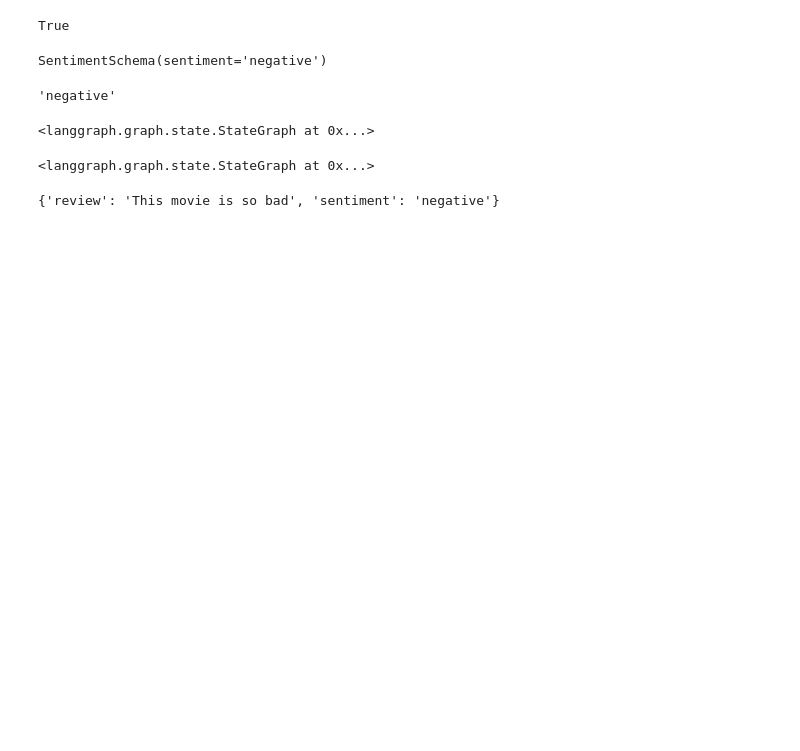
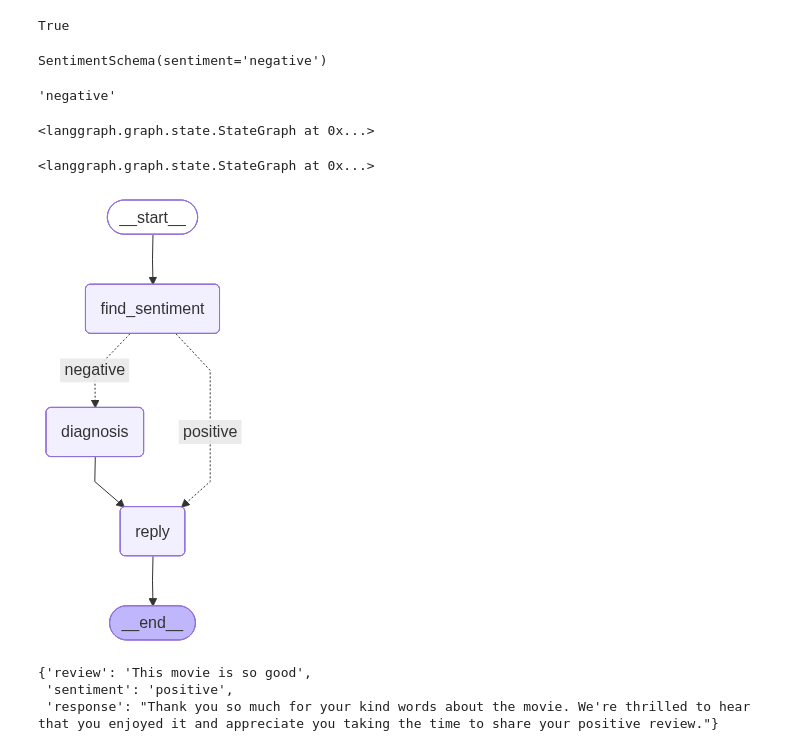
Before and after one commit to simran-mehta/LangGraph, a Jupyter notebook: 4_conditional_workflow.ipynb, the cells around one changed output. Saved outputs shown, nothing was run; the diff lists cells and outputs as text; code cells hidden in the pictures; blank space fills up the shorter version.

Commit message:
conditional_workflow updated

```diff
--- a/4_conditional_workflow.ipynb
+++ b/4_conditional_workflow.ipynb
@@ -20,5 +25,7 @@ class SentimentSchema(BaseModel):
 # %%
 structured_model = model.with_structured_output(SentimentSchema)
+# %%
+structured_model_2 = model.with_structured_output(DiagnosisSchema)
 # %%
 prompt = 'What is the sentiment of the review - The software is too bad'
 structured_model.invoke(prompt)
@@ -42,19 +49,60 @@ def find_sentiment(state: ReviewState):
     prompt = f'For the following review find out the sentiment \n {state["review"]}'
     sentiment = structured_model.invoke(prompt).sentiment
     return {'sentiment': sentiment}
+
+
+def check_condition(state: ReviewState):
+    if state["sentiment"] == "positive":
+        return "positive"
+    elif state["sentiment"] == "negative":
+        return "negative"
+
+def diagnosis(state:ReviewState):
+    prompt = f"""From the user review extract the tone, urgency and reason, review is {state["review"]} and sentiment of review is {state["sentiment"]}"""
+    diagnosis = structured_model_2.invoke(prompt)
+    diagnosis = diagnosis.model_dump()
+    return {"diagnosis": diagnosis}
+
+def reply(state: ReviewState):
+    if state["sentiment"] == "negative":
+        prompt = f"""Based on {state["diagnosis"]} of the review {state["review"]} that has sentiment {state["sentiment"]}, frame a reply to the review in a kind manner"""
+    if state["sentiment"] == "positive":
+        prompt = f"Based on review {state['review']}, and the sentiment is positive so frame a thankyou reply kindly."
+    response = model.invoke(prompt)
+    return {"response": response.content}
 # %%
 graph.add_node('find_sentiment', find_sentiment)
+graph.add_node('diagnosis', diagnosis)
+graph.add_node('reply', reply)
 # %% [output]
 <langgraph.graph.state.StateGraph at 0x...>
 # %%
 graph.add_edge(START, 'find_sentiment')
-graph.add_edge('find_sentiment', END)
+# graph.add_conditional_edges('find_sentiment', check_condition)
+# graph.add_edge('reply', END)
+# graph.add_edge('diagnosis', 'reply')
+# graph.add_edge('reply', END)
+
+# This is what's missing:
+graph.add_conditional_edges(
+    'find_sentiment',
+    check_condition,
+    {'positive': 'reply', 'negative': 'diagnosis'}
+)
+graph.add_edge('diagnosis', 'reply')
+graph.add_edge('reply', END)
 # %% [output]
 <langgraph.graph.state.StateGraph at 0x...>
+# %%
+graph.compile()
+# %% [output]
+[figure, added]
 # %%
 workflow = graph.compile()
 # %%
-input_state = {"review": "This movie is so bad"}
+input_state = {"review": "This movie is so good"}
 workflow.invoke(input_state)
 # %% [output]
-{'review': 'This movie is so bad', 'sentiment': 'negative'}
+{'review': 'This movie is so good',
+ 'sentiment': 'positive',
+ 'response': "Thank you so much for your kind words about the movie. We're thrilled to hear that you enjoyed it and appreciate you taking the time to share your positive review."}
```
Also changed, not shown: parts of 2 cells of this notebook.
